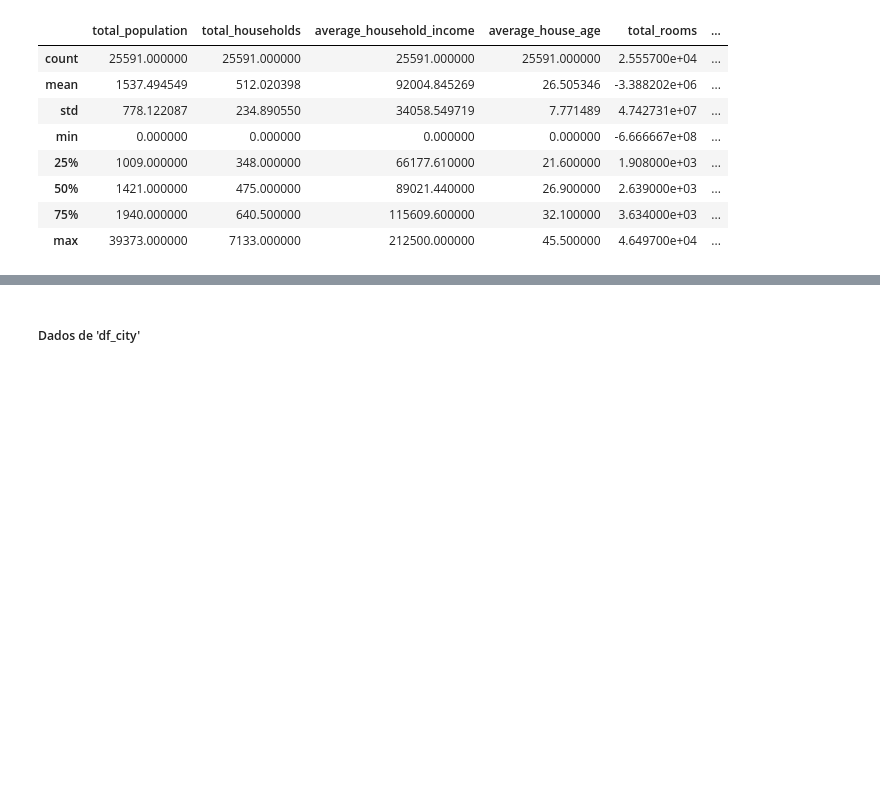
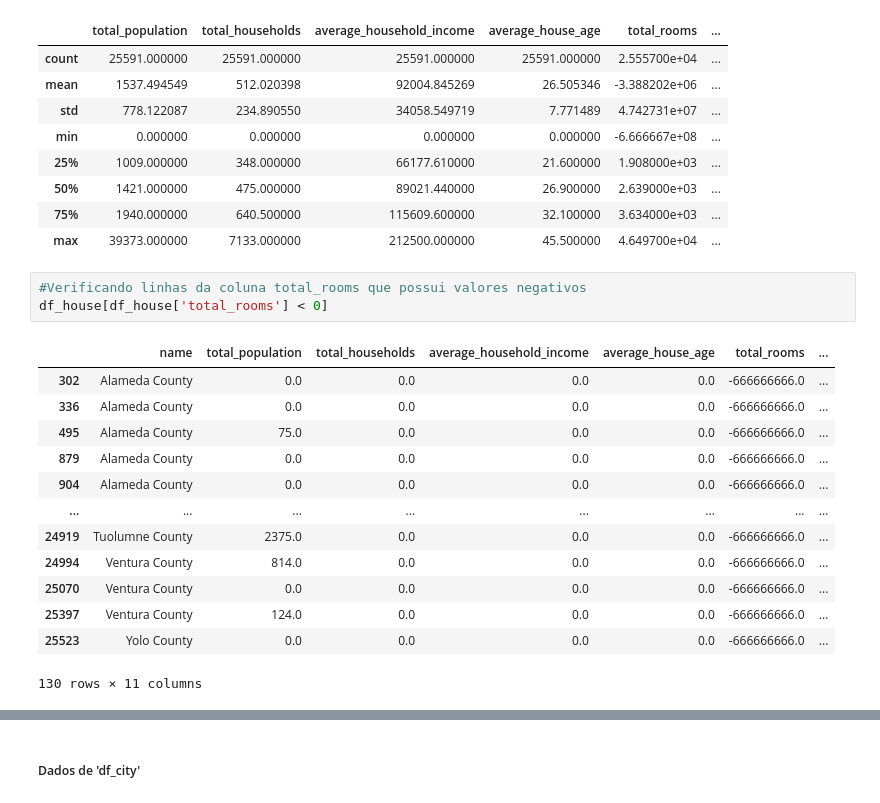
Before and after one commit to christhiangoncalves/Calculo_de_Preco_Casas_California, a Jupyter notebook: California_house_Price.ipynb, the cells around one changed output, grey strips where cells are left out. Saved outputs shown, nothing was run; the diff lists cells and outputs as text; blank space fills up the shorter version.

```diff
--- a/California_house_Price.ipynb
+++ b/California_house_Price.ipynb
@@ -90,3 +90,20 @@ dtype: float64
 | 50% | 1421.000000 | 475.000000 | 89021.440000 | 26.900000 | 2.639000e+03 | ... |
 | 75% | 1940.000000 | 640.500000 | 115609.600000 | 32.100000 | 3.634000e+03 | ... |
 | max | 39373.000000 | 7133.000000 | 212500.000000 | 45.500000 | 4.649700e+04 | ... |
+# %%
+#Verificando linhas da coluna total_rooms que possui valores negativos
+df_house[df_house['total_rooms'] < 0]
+# %% [output]
+|  | name | total_population | total_households | average_household_income | average_house_age | total_rooms | ... |
+| 302 | Alameda County | 0.0 | 0.0 | 0.0 | 0.0 | -666666666.0 | ... |
+| 336 | Alameda County | 0.0 | 0.0 | 0.0 | 0.0 | -666666666.0 | ... |
+| 495 | Alameda County | 75.0 | 0.0 | 0.0 | 0.0 | -666666666.0 | ... |
+| 879 | Alameda County | 0.0 | 0.0 | 0.0 | 0.0 | -666666666.0 | ... |
+| 904 | Alameda County | 0.0 | 0.0 | 0.0 | 0.0 | -666666666.0 | ... |
+| ... | ... | ... | ... | ... | ... | ... | ... |
+| 24919 | Tuolumne County | 2375.0 | 0.0 | 0.0 | 0.0 | -666666666.0 | ... |
+| 24994 | Ventura County | 814.0 | 0.0 | 0.0 | 0.0 | -666666666.0 | ... |
+| 25070 | Ventura County | 0.0 | 0.0 | 0.0 | 0.0 | -666666666.0 | ... |
+| 25397 | Ventura County | 124.0 | 0.0 | 0.0 | 0.0 | -666666666.0 | ... |
+| 25523 | Yolo County | 0.0 | 0.0 | 0.0 | 0.0 | -666666666.0 | ... |
+130 rows × 11 columns
```
Also changed, not shown: parts of 14 cells of this notebook.
